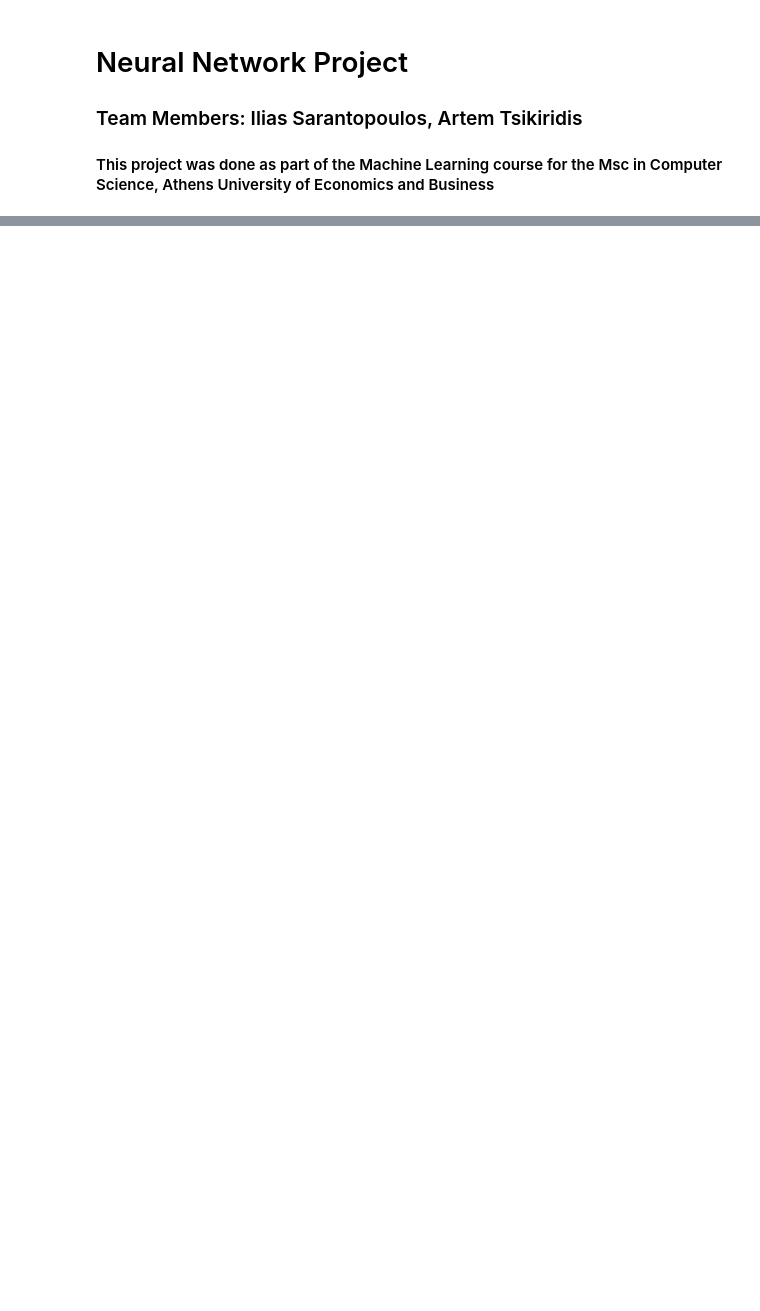
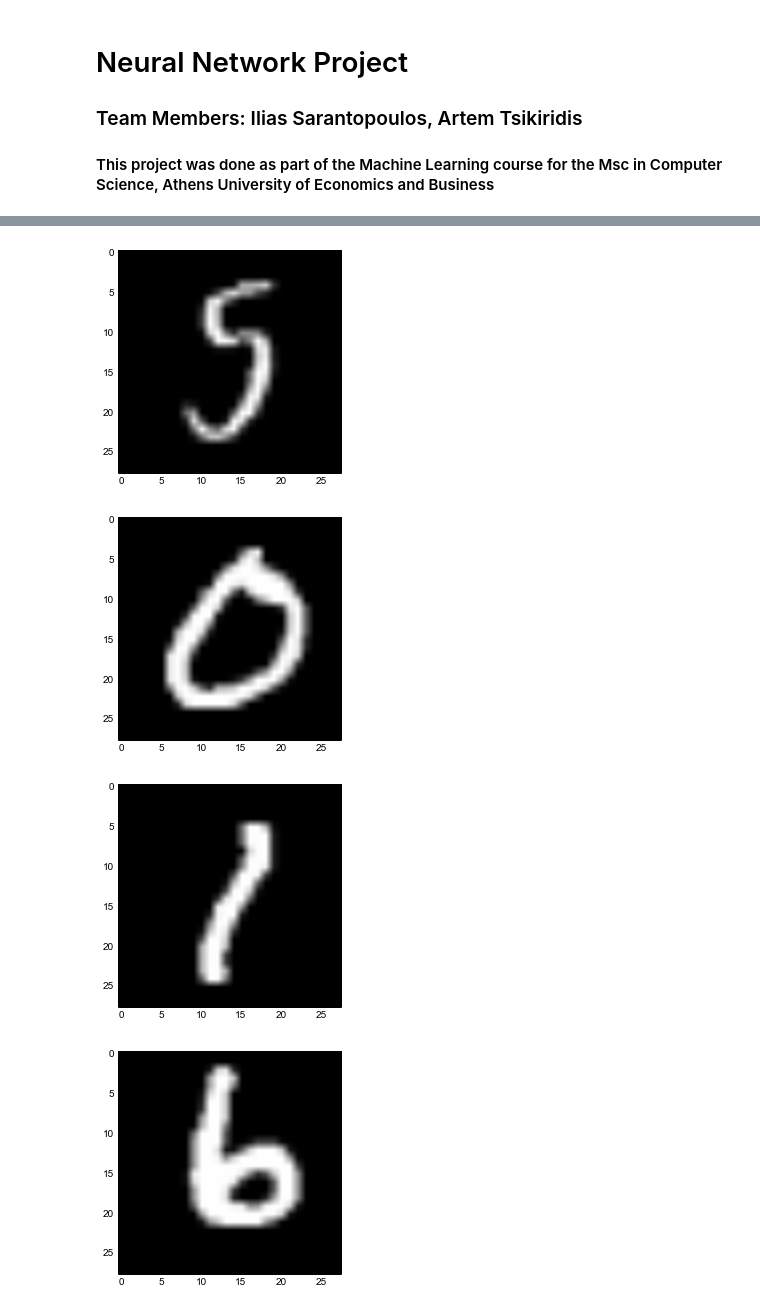
Before and after one commit to Mixpap/neural-network, a Jupyter notebook: neural_network.ipynb, the cells around one changed output, grey strips where cells are left out. Drawn from its saved outputs; the diff is of its cells as text; code cells hidden in the pictures; blank space fills up the shorter version.

```diff
--- a/neural_network.ipynb
+++ b/neural_network.ipynb
@@ -66,0 +72,12 @@ if __name__ == '__main__':
+# %%
+    # Running this block will display 10 handwritten digits from the training dataset
+    samples = np.random.randint(train_data.shape[0], size=10)
+    for i in samples:
+        im = Image.fromarray(train_data[i].reshape(28,28)*255).convert('RGB')
+        plt.figure()
+        plt.imshow(im)
+# %% [output]
+[figure, added]
+[figure, added]
+[figure, added]
+[figure, added]
```
Also changed, not shown: parts of 5 cells of this notebook, 1 other file.
